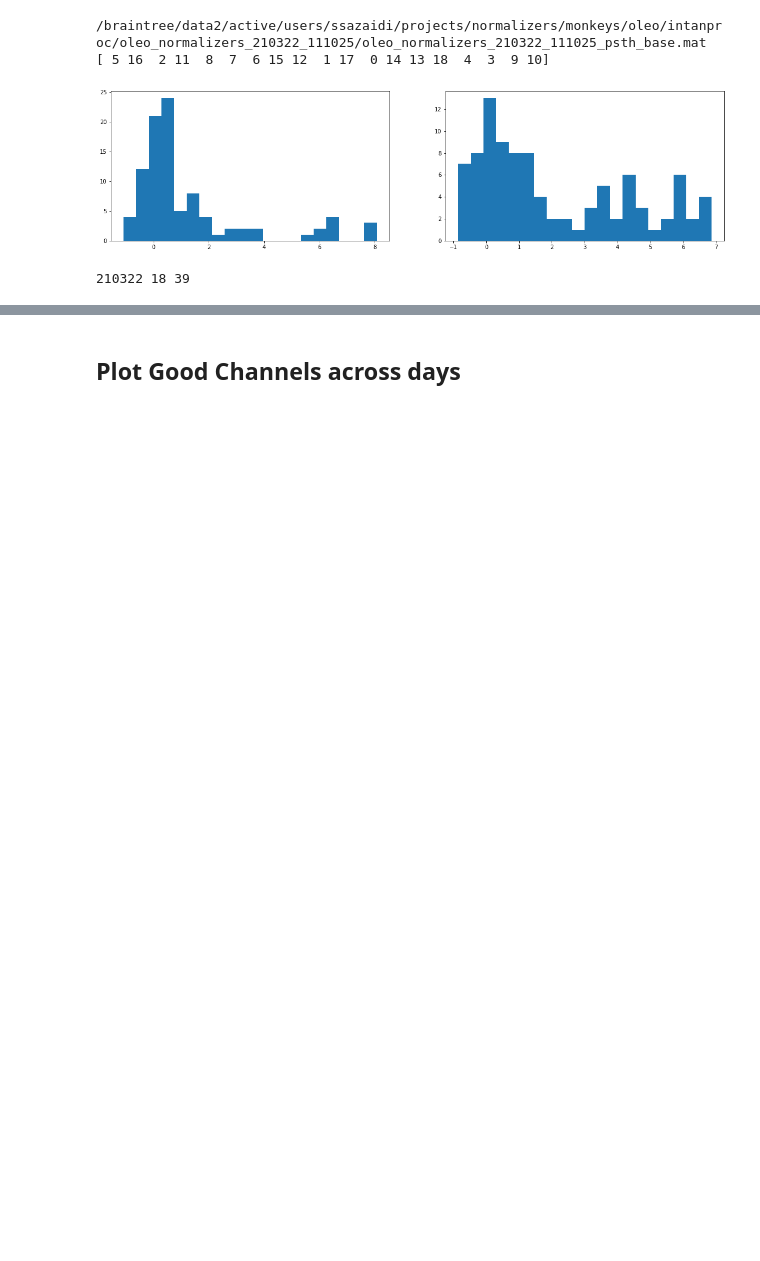
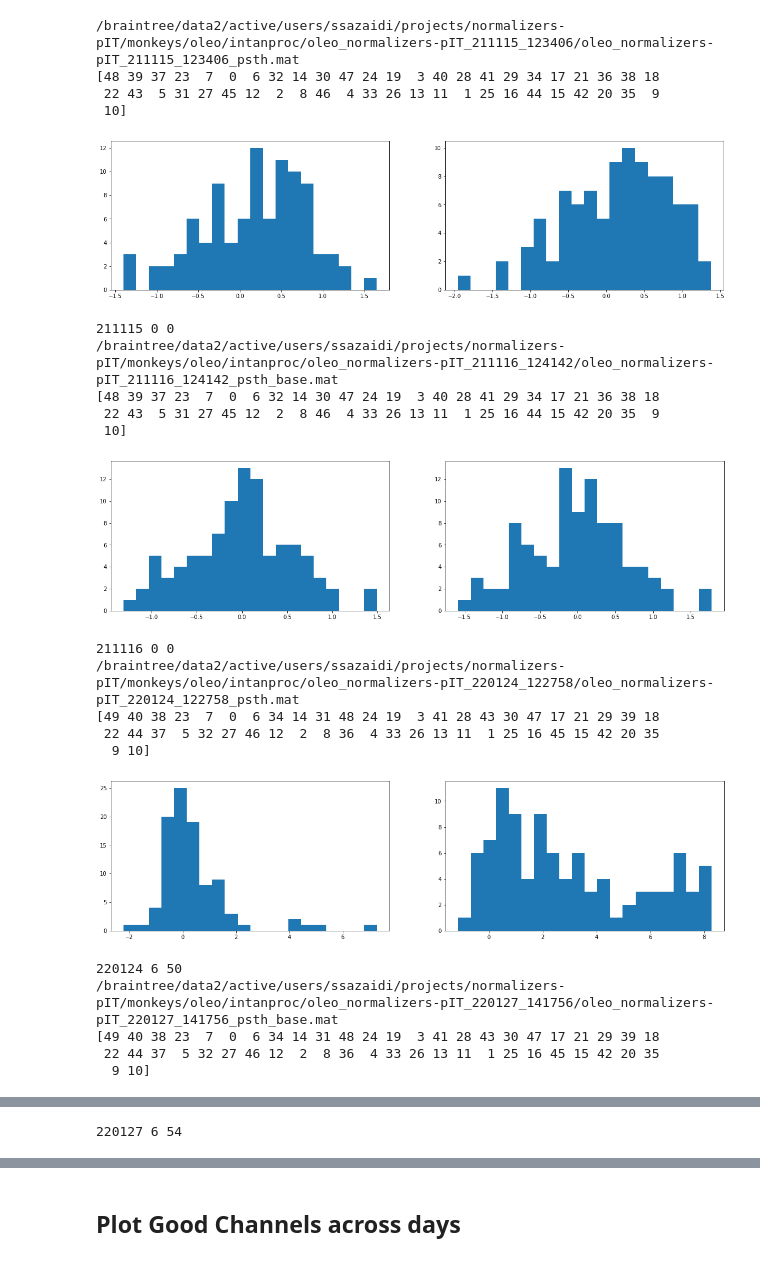
Before and after one commit to ssaz5/stim-spike-tools, a Jupyter notebook: notebooks/Analyze_Non_Stimulation_Data.ipynb, the cells around one changed output, grey strips where cells are left out. Drawn from its saved outputs; the diff is of its cells as text; code cells hidden in the pictures; blank space fills up the shorter version.

```diff
--- a/notebooks/Analyze_Non_Stimulation_Data.ipynb
+++ b/notebooks/Analyze_Non_Stimulation_Data.ipynb
@@ -62,5 +64,7 @@ all_dates = ['210209', '210225', '210322', '210325', '210406', '210423',
+# %%
+all_dates = ['211115', '211116', '211206', '220124', '220127']
 # %%
-# config['Experiment Information']['name'] = 'stimulation'
+config['Experiment Information']['name'] = 'normalizers-pIT'
 
 analysis_conditions = ['base', 'salpa', 'wosalpa', 'woartefacts', 'thres4',
                                'bin5', 'bin2', 'salpabin5', 'salpabin2',
@@ -91,7 +95,7 @@ for date in all_dates:
     # samp_on_id = data_info.stim_id.values
     # samp_on_current = data_info.stim_current.values
 
-    if date in channel_consistency_across_time:
+    if date in channel_consistency_across_time and not (date in ['211115', '211116'] ):
         continue
 
     directory_path = os.path.join(procDataPath,[i for i in os.listdir(procDataPath) if date in i][0])
@@ -102,7 +106,8 @@ for date in all_dates:
 
     analysis_condition = '_'+analysis_conditions[cond_num]
     timebin_size = timebin_sizes[analysis_conditions[cond_num]]
-    filename = [i for i in filenames if analysis_condition in i][0]
+#     filename = [i for i in filenames if analysis_condition in i][0]
+    filename = filenames[0]
     print(filename)
 
     psth = sio.loadmat(filename)
@@ -165,34 +170,52 @@ for date in all_dates:
     aIT_r2 = np.zeros(aIT_trial_average_binwise_a.shape[1:])
     for i in range(cIT_trial_average_binwise_a.shape[1]):
         for j in range(cIT_trial_average_binwise_a.shape[2]):
             cIT_r2[i,j] = np.array(pearsonr(cIT_trial_average_binwise_a[:,i,j],cIT_trial_average_binwise_b[:,i,j]))[0]
             aIT_r2[i,j] = np.array(pearsonr(aIT_trial_average_binwise_a[:,i,j],aIT_trial_average_binwise_b[:,i,j]))[0]
 
     ## Good Channel Detection
 
     aIT_r2_sum = np.sum((aIT_r2)[17:27, :], axis=0)
     cIT_r2_sum = np.sum((cIT_r2)[17:27, :], axis=0)
     fig = plt.figure(figsize= [20,5])
 
     plt.subplot(1,2,1)
     plt.hist(cIT_r2_sum, 20)
 
     plt.subplot(1,2,2)
     plt.hist(aIT_r2_sum, 20)
     plt.show()
     plt.close()
     # channel_consistency_across_time = {}
 
     channel_consistency_across_time[date] = {'cIT':aIT_r2_sum, 'aIT':cIT_r2_sum}
 
     joblib.dump(channel_consistency_across_time, 'channel_consistency_across_time.pkl')
 
     good_cIT = np.where(cIT_r2_sum > 2)
     good_aIT = np.where(aIT_r2_sum > 2)
 
     print(date, len(good_cIT[0]),len(good_aIT[0]))
 # %% [output]
-/braintree/data2/active/users/ssazaidi/projects/normalizers/monkeys/oleo/intanproc/oleo_normalizers_210322_111025/oleo_normalizers_210322_111025_psth_base.mat
-[ 5 16  2 11  8  7  6 15 12  1 17  0 14 13 18  4  3  9 10]
+/braintree/data2/active/users/ssazaidi/projects/normalizers-pIT/monkeys/oleo/intanproc/oleo_normalizers-pIT_211115_123406/oleo_normalizers-pIT_211115_123406_psth.mat
+[48 39 37 23  7  0  6 32 14 30 47 24 19  3 40 28 41 29 34 17 21 36 38 18
+ 22 43  5 31 27 45 12  2  8 46  4 33 26 13 11  1 25 16 44 15 42 20 35  9
+ 10]
-[figure, old version]
+[figure, new version]
-210322 18 39
+211115 0 0
+/braintree/data2/active/users/ssazaidi/projects/normalizers-pIT/monkeys/oleo/intanproc/oleo_normalizers-pIT_211116_124142/oleo_normalizers-pIT_211116_124142_psth_base.mat
+[48 39 37 23  7  0  6 32 14 30 47 24 19  3 40 28 41 29 34 17 21 36 38 18
+ 22 43  5 31 27 45 12  2  8 46  4 33 26 13 11  1 25 16 44 15 42 20 35  9
+ 10]
+[figure, added]
+211116 0 0
+/braintree/data2/active/users/ssazaidi/projects/normalizers-pIT/monkeys/oleo/intanproc/oleo_normalizers-pIT_220124_122758/oleo_normalizers-pIT_220124_122758_psth.mat
+[49 40 38 23  7  0  6 34 14 31 48 24 19  3 41 28 43 30 47 17 21 29 39 18
+ 22 44 37  5 32 27 46 12  2  8 36  4 33 26 13 11  1 25 16 45 15 42 20 35
+  9 10]
+[figure, added]
+220124 6 50
+/braintree/data2/active/users/ssazaidi/projects/normalizers-pIT/monkeys/oleo/intanproc/oleo_normalizers-pIT_220127_141756/oleo_normalizers-pIT_220127_141756_psth_base.mat
+[49 40 38 23  7  0  6 34 14 31 48 24 19  3 41 28 43 30 47 17 21 29 39 18
+ 22 44 37  5 32 27 46 12  2  8 36  4 33 26 13 11  1 25 16 45 15 42 20 35
+  9 10]
@@ -198,0 +223 @@ for date in all_dates:
+220127 6 54
```
Also changed, not shown: parts of 28 cells of this notebook, 19 other files.
